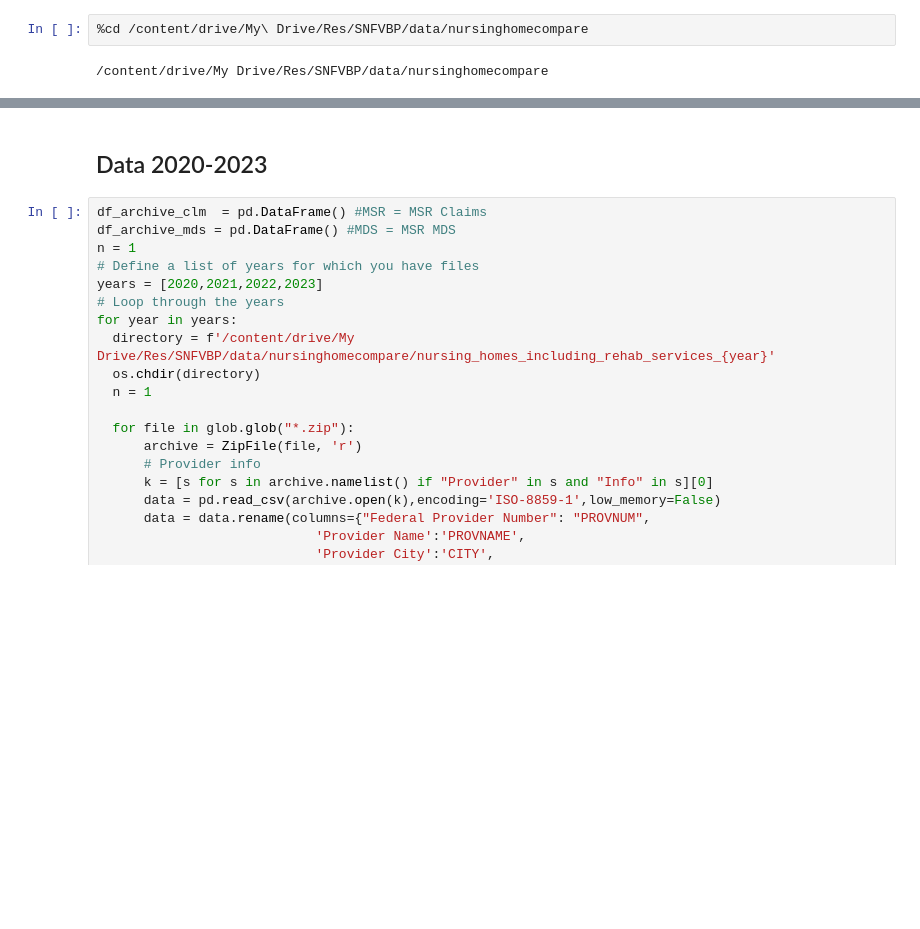
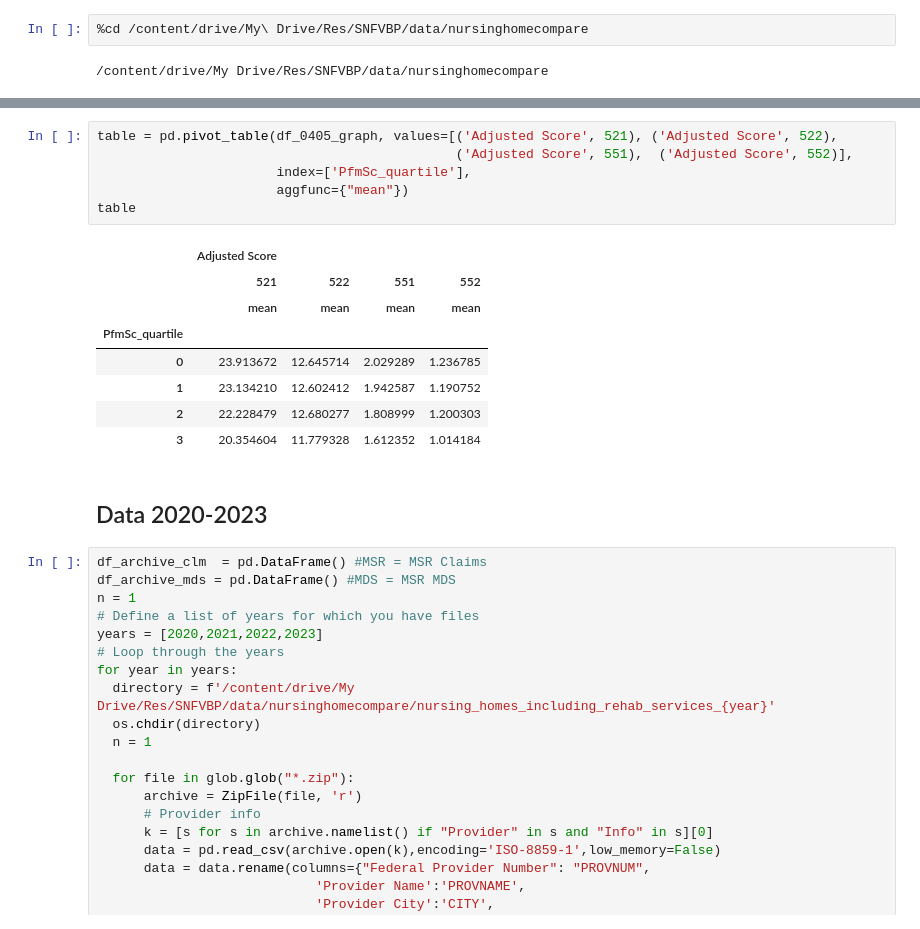
Before and after one commit to Ortsang/SNFVBP-analysis, a Jupyter notebook: SNFVBP_dataclean_oneyear.ipynb, the cells around one changed output, grey strips where cells are left out. Drawn from its saved outputs; the diff is of its cells as text; blank space fills up the shorter version.

```diff
--- a/SNFVBP_dataclean_oneyear.ipynb
+++ b/SNFVBP_dataclean_oneyear.ipynb
@@ -18,3 +144,18 @@ Mounted at /content/drive
+# %%
+table = pd.pivot_table(df_0405_graph, values=[('Adjusted Score', 521), ('Adjusted Score', 522),
+                                              ('Adjusted Score', 551),  ('Adjusted Score', 552)],
+                       index=['PfmSc_quartile'],
+                       aggfunc={"mean"})
+table
+# %% [output]
+|  | Adjusted Score |  |  |  |
+|  | 521 | 522 | 551 | 552 |
+|  | mean | mean | mean | mean |
+| PfmSc_quartile |  |  |  |  |
+| 0 | 23.913672 | 12.645714 | 2.029289 | 1.236785 |
+| 1 | 23.134210 | 12.602412 | 1.942587 | 1.190752 |
+| 2 | 22.228479 | 12.680277 | 1.808999 | 1.200303 |
+| 3 | 20.354604 | 11.779328 | 1.612352 | 1.014184 |
 # %% [markdown]
 ## Data 2020-2023
 # %%
```
Also changed, not shown: parts of 14 cells of this notebook.
